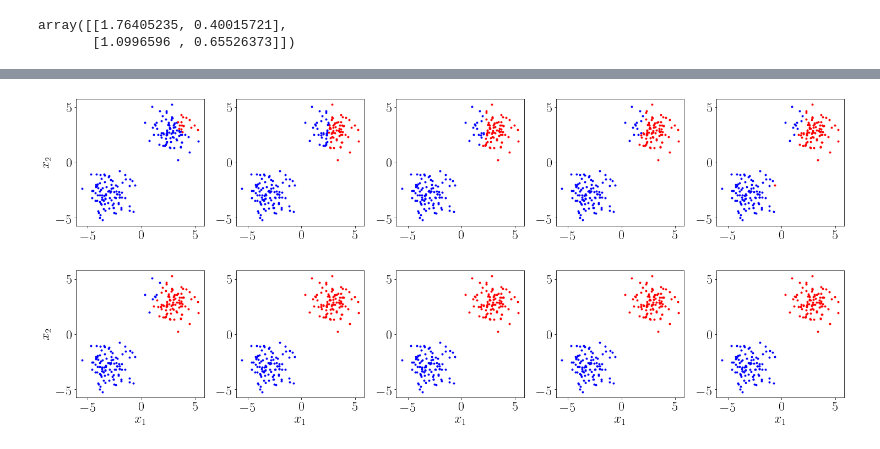
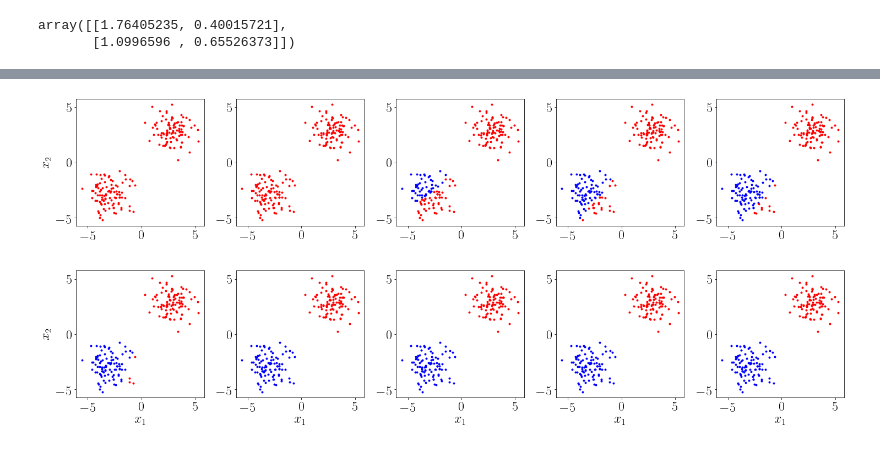
Before and after one commit to andriygav/MixtureLib, a Jupyter notebook: examples/example.ipynb, the cells around one changed output, grey strips where cells are left out. Drawn from its saved outputs; the diff is of its cells as text; code cells hidden in the pictures.

```diff
--- a/examples/example.ipynb
+++ b/examples/example.ipynb
@@ -127,11 +156,6 @@ plt.rcParams['figure.figsize'] = (25.0, 10.0)
 plt.rcParams['font.size'] = FONT_SIZE
 ##############################################
 
-t = np.linspace(0, 2*np.pi, 100)
-
-colors = color
-
-
 fig = plt.figure();
 
 gs = gridspec.GridSpec(2, 5)
@@ -144,7 +168,7 @@ for i, g in enumerate(gs):
     if len(ax) > 5:
         ax[-1].set_xlabel('$x_1$')
 
-IDX = np.arange(0, 100 , 10)
+IDX = np.arange(0, 40 , 4)
 
 for e, (idx, _) in enumerate(zip(List_of_ind[IDX], List_of_W[IDX])):
     for i in np.unique(idx):
@@ -152,6 +176,5 @@ for e, (idx, _) in enumerate(zip(List_of_ind[IDX], List_of_W[IDX])):
         _ = ax[e].plot(X[indexes, 0], X[indexes, 1], '.', color=color[i])
 
 plt.subplots_adjust(wspace=0.25, hspace=0.35)
-
 plt.show()
 # %% [output]
@@ -179,6 +202,10 @@ for _ in tqdm(range(epoch)):
     model.fit(X_tr, Y_tr, 1, progress = None)
     List_of_ind.append(np.argmax(model.predict(X_tr)[1], axis = 1))
     List_of_W.append(np.array([m.W.data.numpy().reshape(-1) for m in model.ListOfModels]))
+
+
+List_of_ind = np.array(List_of_ind)
+List_of_W = np.array(List_of_W)
 # %% [output]
 [interactive output not drawn]
 # %%
@@ -197,0 +225,27 @@ tensor(0.0003)
+# %%
+FONT_SIZE = 18
+
+plt.rcParams['lines.linewidth'] = 3
+plt.rcParams['lines.markersize'] = 6
+plt.rcParams['xtick.labelsize'] = FONT_SIZE
+plt.rcParams['ytick.labelsize'] = FONT_SIZE
+plt.rcParams['legend.fontsize'] = FONT_SIZE
+plt.rcParams['axes.titlesize']=FONT_SIZE
+plt.rcParams['axes.labelsize']=FONT_SIZE
+plt.rcParams['figure.figsize'] = (5.0, 5.0)
+plt.rcParams['font.size'] = FONT_SIZE
+##############################################
+
+
+
+for i in range(List_of_W.shape[1]):
+    plt.plot(List_of_W[:, i, 0], List_of_W[:, i, 1], '.', color=color[i])
+
+plt.rcParams['lines.markersize'] = 10
+plt.scatter(W_true[1, 0], W_true[1, 1], marker='*', c=color[0], label = 'First Model')
+plt.scatter(W_true[0, 0], W_true[0, 1], marker='*', c=color[1], label = 'Second Model')
+
+plt.legend(loc='best')
+plt.xlabel('$x_1$')
+plt.ylabel('$x_2$')
+plt.show()
@@ -203,37 +259,31 @@ plt.rcParams['lines.markersize'] = 6
 plt.rcParams['xtick.labelsize'] = FONT_SIZE
 plt.rcParams['ytick.labelsize'] = FONT_SIZE
 plt.rcParams['legend.fontsize'] = FONT_SIZE
 plt.rcParams['axes.titlesize']=FONT_SIZE
 plt.rcParams['axes.labelsize']=FONT_SIZE
 plt.rcParams['figure.figsize'] = (25.0, 10.0)
 plt.rcParams['font.size'] = FONT_SIZE
 ##############################################
-
-t = np.linspace(0, 2*np.pi, 100)
-
-colors = color
-
 
 fig = plt.figure();
 
 gs = gridspec.GridSpec(2, 5)
 
 ax = []
 for i, g in enumerate(gs):
     ax.append(fig.add_subplot(g))
     if (len(ax) - 1) % 5 == 0:
         ax[-1].set_ylabel('$x_2$')
     if len(ax) > 5:
         ax[-1].set_xlabel('$x_1$')
 
 
 for e, (idx, _) in enumerate(zip(List_of_ind[:10], List_of_W[:10])):
     for i in np.unique(idx):
         indexes = np.where(idx == i)
         _ = ax[e].plot(X[indexes, 0], X[indexes, 1], '.', color=color[i])
 
 plt.subplots_adjust(wspace=0.25, hspace=0.35)
-
 plt.show()
 # %% [output]
-[figure, old version]
+[figure, new version]
```
Also changed, not shown: parts of 7 cells of this notebook.
